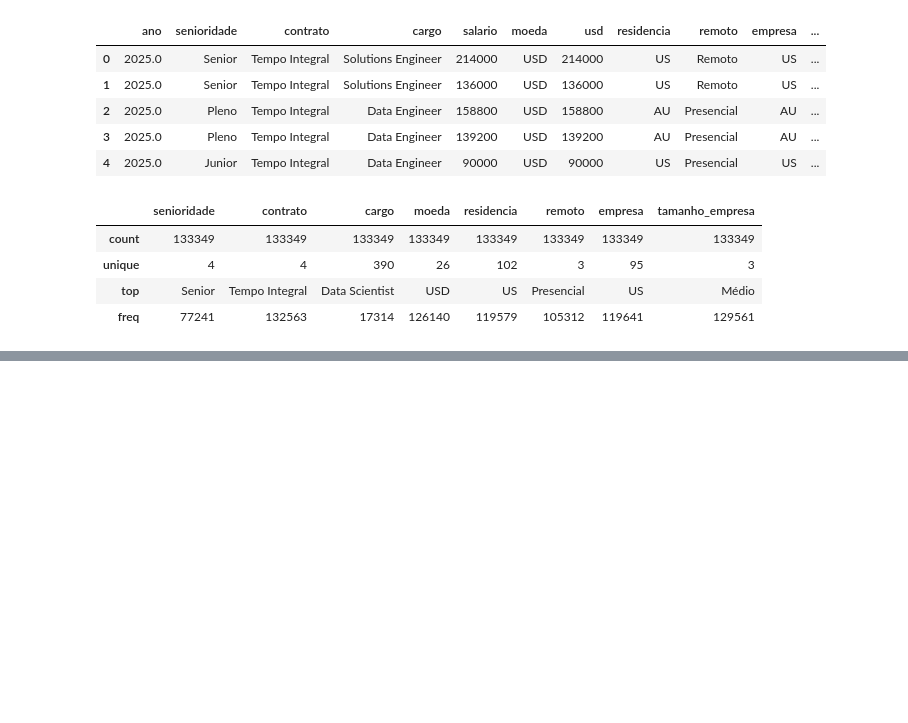
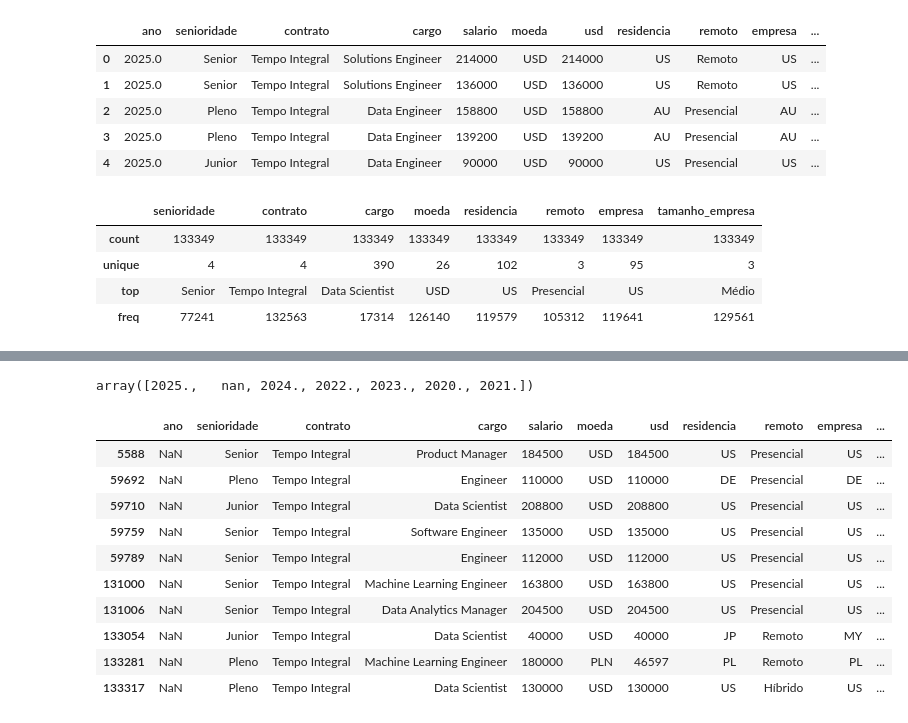
Before and after one commit to SavioMatias/ImersaoAlura, a Jupyter notebook: AulaAlura.ipynb, the cells around one changed output, grey strips where cells are left out. Cells and saved outputs as stored; diff of their text form; code cells hidden in the pictures; blank space fills up the shorter version.

```diff
--- a/AulaAlura.ipynb
+++ b/AulaAlura.ipynb
@@ -221,0 +238,18 @@ df.describe(include='object')
+# %%
+df["ano"].unique()
+# %% [output]
+array([2025.,   nan, 2024., 2022., 2023., 2020., 2021.])
+# %%
+df[df.isnull().any(axis=1)]
+# %% [output]
+|  | ano | senioridade | contrato | cargo | salario | moeda | usd | residencia | remoto | empresa | ... |
+| 5588 | NaN | Senior | Tempo Integral | Product Manager | 184500 | USD | 184500 | US | Presencial | US | ... |
+| 59692 | NaN | Pleno | Tempo Integral | Engineer | 110000 | USD | 110000 | DE | Presencial | DE | ... |
+| 59710 | NaN | Junior | Tempo Integral | Data Scientist | 208800 | USD | 208800 | US | Presencial | US | ... |
+| 59759 | NaN | Senior | Tempo Integral | Software Engineer | 135000 | USD | 135000 | US | Presencial | US | ... |
+| 59789 | NaN | Senior | Tempo Integral | Engineer | 112000 | USD | 112000 | US | Presencial | US | ... |
+| 131000 | NaN | Senior | Tempo Integral | Machine Learning Engineer | 163800 | USD | 163800 | US | Presencial | US | ... |
+| 131006 | NaN | Senior | Tempo Integral | Data Analytics Manager | 204500 | USD | 204500 | US | Presencial | US | ... |
+| 133054 | NaN | Junior | Tempo Integral | Data Scientist | 40000 | USD | 40000 | JP | Remoto | MY | ... |
+| 133281 | NaN | Pleno | Tempo Integral | Machine Learning Engineer | 180000 | PLN | 46597 | PL | Remoto | PL | ... |
+| 133317 | NaN | Pleno | Tempo Integral | Data Scientist | 130000 | USD | 130000 | US | Híbrido | US | ... |
```
Also changed, not shown: parts of 6 cells of this notebook.
